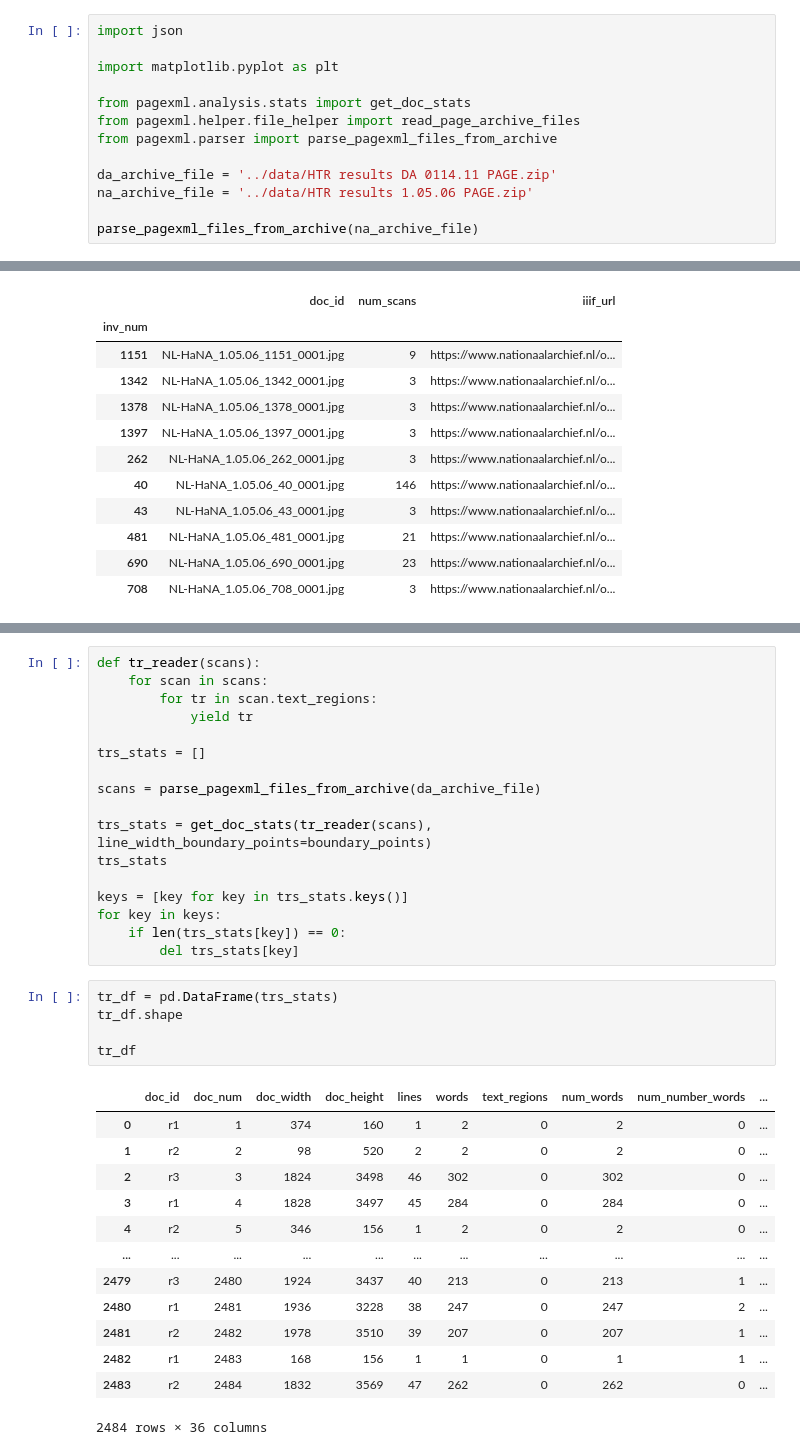
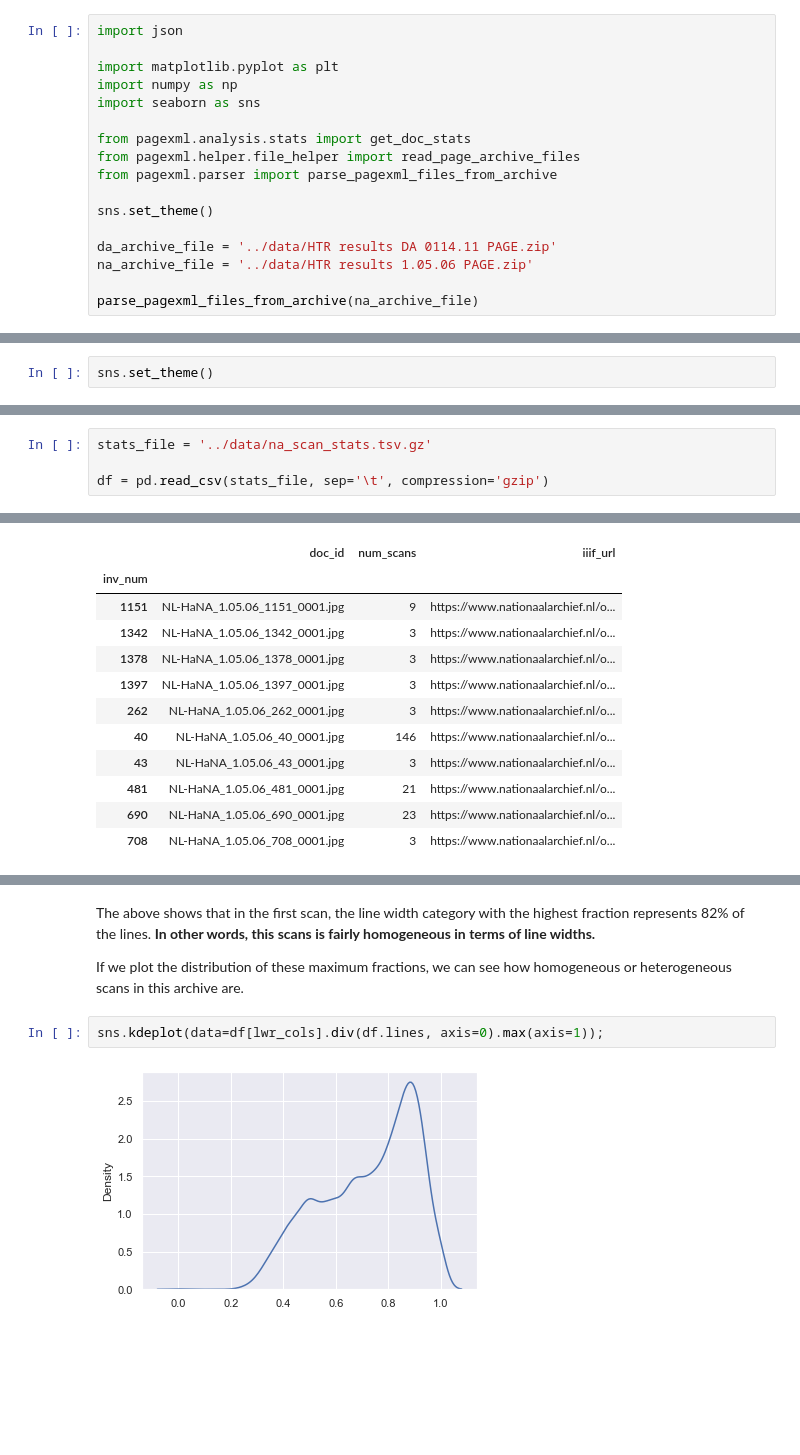
Before and after one commit to knaw-huc/pagexml, a Jupyter notebook: notebooks/Demo-analysing-scan-characteristics.ipynb, the cells around one changed output, grey strips where cells are left out. Cells and saved outputs as stored; diff of their text form; blank space fills up the shorter version.

```diff
--- a/notebooks/Demo-analysing-scan-characteristics.ipynb
+++ b/notebooks/Demo-analysing-scan-characteristics.ipynb
@@ -25,11 +25,15 @@ The example zip files contains of smaller zip files, that each have a number of
 import json
 
 import matplotlib.pyplot as plt
+import numpy as np
+import seaborn as sns
 
 from pagexml.analysis.stats import get_doc_stats
 from pagexml.helper.file_helper import read_page_archive_files
 from pagexml.parser import parse_pagexml_files_from_archive
 
+sns.set_theme()
+
 da_archive_file = '../data/HTR results DA 0114.11 PAGE.zip'
 na_archive_file = '../data/HTR results 1.05.06 PAGE.zip'
 
@@ -46,6 +50,8 @@ Lines can vary strongly in how much text they contain, from one or a few charact
 The distribution of the width of text lines can tell us whether most lines are roughly of similar length, of whether there are different clusters of line widths. Based on these _line width_ clusters, we can cluster scans based on their distribution of line widths, which can help us identify different types of scans.
 
 We start with an analysis of the distribution of line widths. Scans often have a width of several thousand pixels, with individual characters taking up somewhere between 15 and 150 pixels.
+# %%
+sns.set_theme()
 # %%
 %%time
 import seaborn as sns
@@ -147,3 +157,7 @@ df.head(5)
+# %%
+stats_file = '../data/na_scan_stats.tsv.gz'
+
+df = pd.read_csv(stats_file, sep='\t', compression='gzip')
 # %% [markdown]
 ## Grouping scans by inventory
 
@@ -1158,36 +780,8 @@ finally:
-# %%
-def tr_reader(scans):
-    for scan in scans:
-        for tr in scan.text_regions:
-            yield tr
-
-trs_stats = []
-
-scans = parse_pagexml_files_from_archive(da_archive_file)
-
-trs_stats = get_doc_stats(tr_reader(scans), line_width_boundary_points=boundary_points)
-trs_stats
-
-keys = [key for key in trs_stats.keys()]
-for key in keys:
-    if len(trs_stats[key]) == 0:
-        del trs_stats[key]
-# %%
-tr_df = pd.DataFrame(trs_stats)
-tr_df.shape
-
-tr_df
-# %% [output]
-|  | doc_id | doc_num | doc_width | doc_height | lines | words | text_regions | num_words | num_number_words | ... |
-| 0 | r1 | 1 | 374 | 160 | 1 | 2 | 0 | 2 | 0 | ... |
-| 1 | r2 | 2 | 98 | 520 | 2 | 2 | 0 | 2 | 0 | ... |
-| 2 | r3 | 3 | 1824 | 3498 | 46 | 302 | 0 | 302 | 0 | ... |
-| 3 | r1 | 4 | 1828 | 3497 | 45 | 284 | 0 | 284 | 0 | ... |
-| 4 | r2 | 5 | 346 | 156 | 1 | 2 | 0 | 2 | 0 | ... |
-| ... | ... | ... | ... | ... | ... | ... | ... | ... | ... | ... |
-| 2479 | r3 | 2480 | 1924 | 3437 | 40 | 213 | 0 | 213 | 1 | ... |
-| 2480 | r1 | 2481 | 1936 | 3228 | 38 | 247 | 0 | 247 | 2 | ... |
-| 2481 | r2 | 2482 | 1978 | 3510 | 39 | 207 | 0 | 207 | 1 | ... |
-| 2482 | r1 | 2483 | 168 | 156 | 1 | 1 | 0 | 1 | 1 | ... |
-| 2483 | r2 | 2484 | 1832 | 3569 | 47 | 262 | 0 | 262 | 0 | ... |
-2484 rows × 36 columns
+# %% [markdown]
+The above shows that in the first scan, the line width category with the highest fraction represents 82% of the lines. **In other words, this scans is fairly homogeneous in terms of line widths.**
+
+If we plot the distribution of these maximum fractions, we can see how homogeneous or heterogeneous scans in this archive are.
+# %%
+sns.kdeplot(data=df[lwr_cols].div(df.lines, axis=0).max(axis=1));
+# %% [output]
+[figure, added]
```
Also changed, not shown: parts of 45 cells of this notebook, 5 other files.
